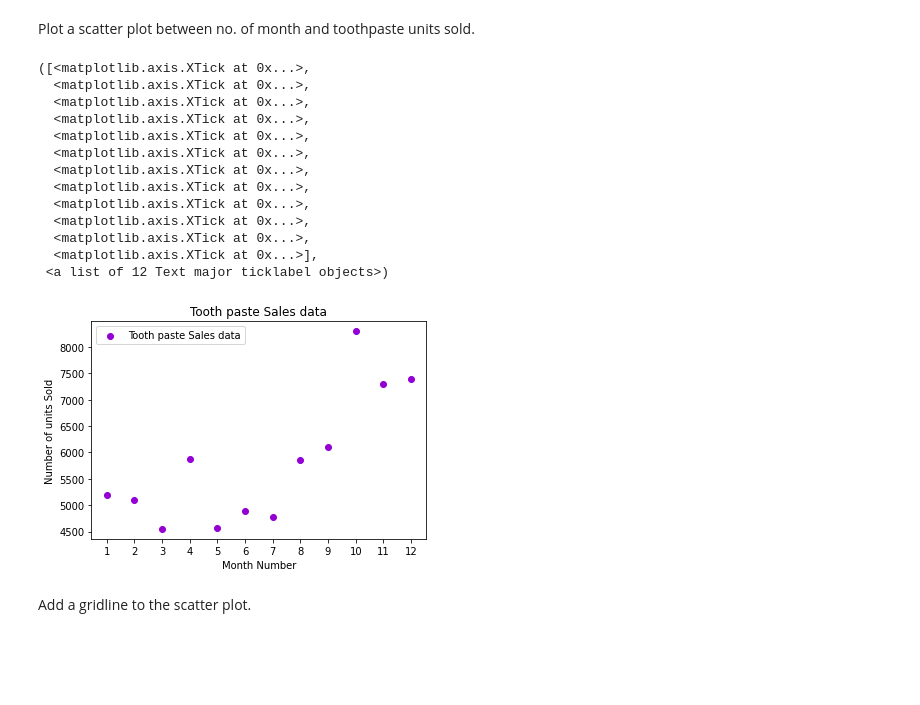
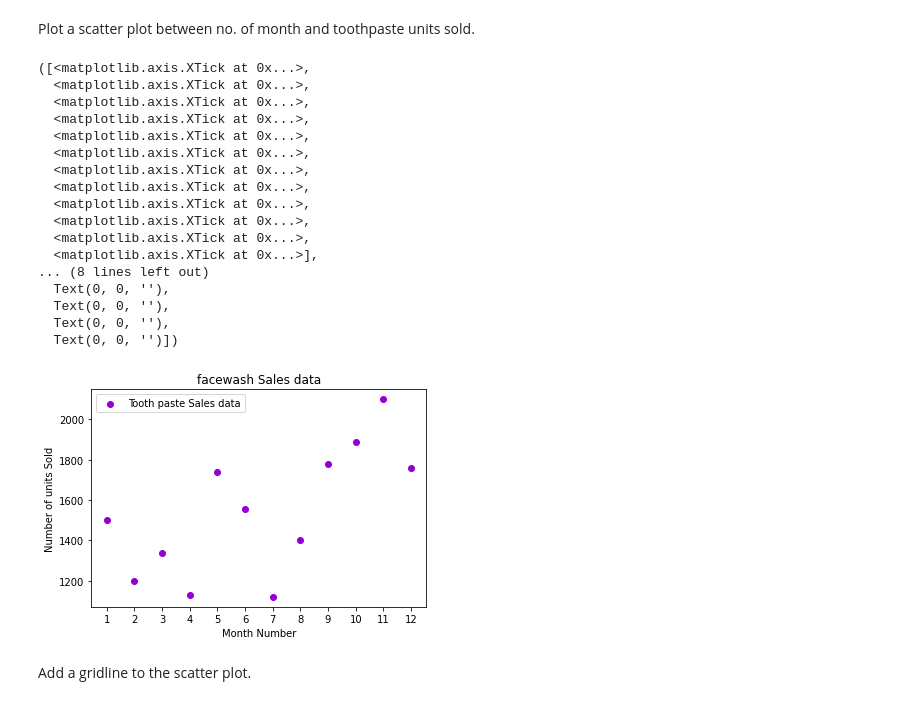
Before and after one commit to itsDrag13/CureyaWeek2, a Jupyter notebook: KHWeek2.ipynb, the cells around one changed output. Drawn from its saved outputs; the diff is of its cells as text; code cells hidden in the pictures; blank space fills up the shorter version.

```diff
--- a/KHWeek2.ipynb
+++ b/KHWeek2.ipynb
@@ -49,8 +49,7 @@ odd_no
 ## Read csv file
 # %%
 import pandas as pd
-url = "/company_sales_data.csv"
-data = pd.read_csv(url)
+data = pd.read_csv(r"C:\Users\Drag\Desktop\Week 2\company_sales_data.csv")
 data
 # %% [output]
 |  | month_number | facecream | facewash | toothpaste | bathingsoap | shampoo | moisturizer | total_units | ... |
@@ -501,27 +515,31 @@ Text(0.5, 1.0, 'Sales data')
 # %% [markdown]
 Plot a scatter plot between no. of month and toothpaste units sold.
 # %%
-plt.scatter(month, toothpaste, label='Tooth paste Sales data')
+plt.scatter(month,facewash, label='Tooth paste Sales data')
 plt.xlabel('Month Number')
 plt.ylabel('Number of units Sold')
 plt.legend(loc='upper left')
-plt.title('Tooth paste Sales data')
+plt.title('facewash Sales data')
 plt.xticks(month)
 # %% [output]
 ([<matplotlib.axis.XTick at 0x...>,
   <matplotlib.axis.XTick at 0x...>,
   <matplotlib.axis.XTick at 0x...>,
   <matplotlib.axis.XTick at 0x...>,
   <matplotlib.axis.XTick at 0x...>,
   <matplotlib.axis.XTick at 0x...>,
   <matplotlib.axis.XTick at 0x...>,
   <matplotlib.axis.XTick at 0x...>,
   <matplotlib.axis.XTick at 0x...>,
   <matplotlib.axis.XTick at 0x...>,
   <matplotlib.axis.XTick at 0x...>,
   <matplotlib.axis.XTick at 0x...>],
- <a list of 12 Text major ticklabel objects>)
+... (8 lines left out)
+  Text(0, 0, ''),
+  Text(0, 0, ''),
+  Text(0, 0, ''),
+  Text(0, 0, '')])
-[figure, old version]
+[figure, new version]
 # %% [markdown]
 Add a gridline to the scatter plot.
 # %%
```
Also changed, not shown: parts of 11 cells of this notebook, 1 other file.
